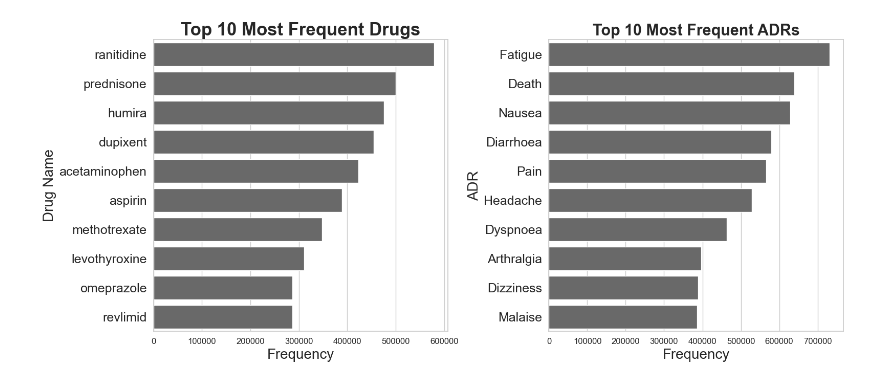
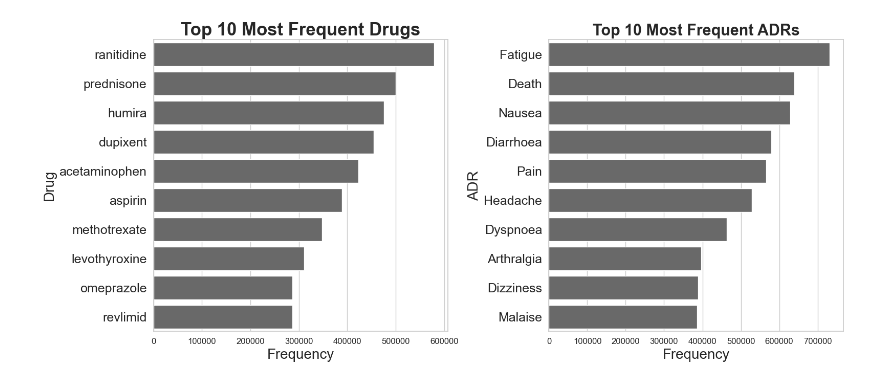
Before and after one commit to Nacnud2007/10-faers-foundation-model, a Jupyter notebook: notebooks/freq_drug_plots.ipynb, the cells around one changed output. Drawn from its saved outputs; the diff is of its cells as text; code cells hidden in the pictures.

Commit message:
Changed my frequent drug plot axis title

```diff
--- a/notebooks/freq_drug_plots.ipynb
+++ b/notebooks/freq_drug_plots.ipynb
@@ -51,32 +51,32 @@ sns.barplot(
     x='True_Frequency',
     y='Standardized_Drug',
     color='dimgrey',
     data=final_drug_counts.head(10),
     ax=axes[0]
 )
 axes[0].set_title('Top 10 Most Frequent Drugs', fontsize=25, fontweight='bold')
 axes[0].set_xlabel('Frequency', fontsize=20)
-axes[0].set_ylabel('Drug Name', fontsize=20)
+axes[0].set_ylabel('Drug', fontsize=20)
 
 axes[0].tick_params(axis='y', labelsize=18)
 axes[0].tick_params(axis='x', labelsize=12)
 
 # Top 10 Side Effects (ADRs)
 sns.barplot(
     x='Frequency',
     y='ADR',
     color='dimgrey',
     data=adr_df.head(10),
     ax=axes[1]
 )
 axes[1].set_title('Top 10 Most Frequent ADRs', fontsize=22, fontweight='bold')
 axes[1].set_xlabel('Frequency', fontsize=20)
 axes[1].set_ylabel('ADR', fontsize=20)
 
 axes[1].tick_params(axis='y', labelsize=18)
 axes[1].tick_params(axis='x', labelsize=12)
 
 plt.tight_layout()
 plt.savefig('top_drugs_and_adrs.png', dpi=300)
 # %% [output]
-[figure, old version]
+[figure, new version]
```
